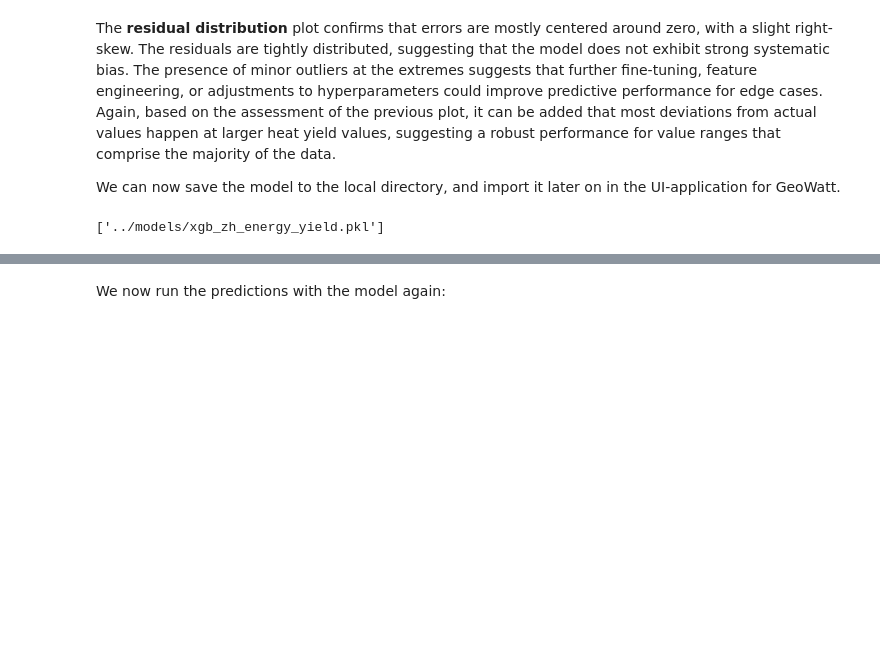
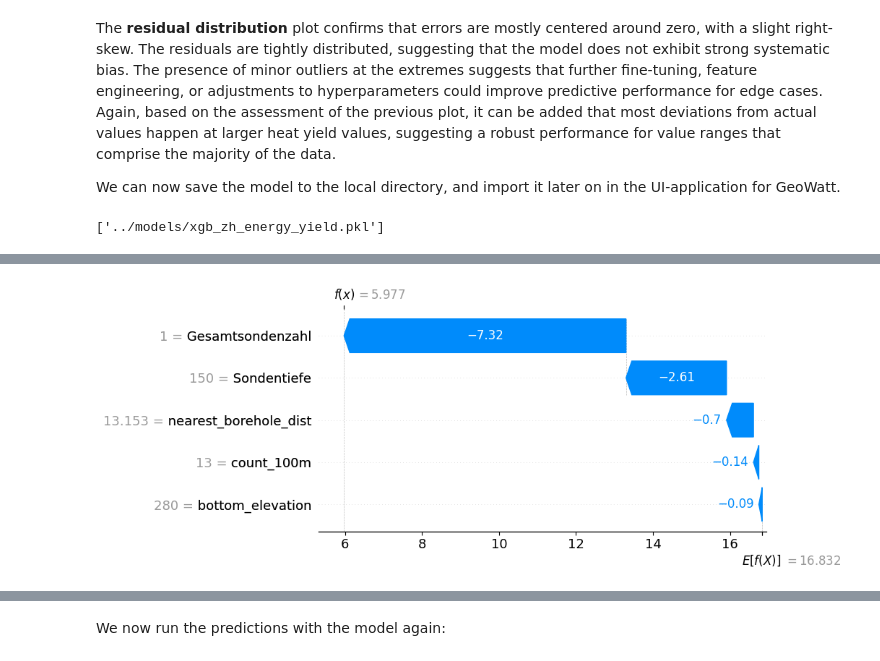
Before and after one commit to leinadher/GeoThesis, a Jupyter notebook: jupyter_notebooks/07_predictive_model.ipynb, the cells around one changed output, grey strips where cells are left out. Drawn from its saved outputs; the diff is of its cells as text; code cells hidden in the pictures; blank space fills up the shorter version.

```diff
--- a/jupyter_notebooks/07_predictive_model.ipynb
+++ b/jupyter_notebooks/07_predictive_model.ipynb
@@ -308,0 +378,14 @@ joblib.dump(best_xgb_model, "../models/xgb_zh_energy_yield.pkl")
+# %%
+# Sort errors and reset index
+worst_preds = errors_df.sort_values("AbsResidual", ascending=False).reset_index(drop=True)
+
+# Pick the worst prediction (biggest error)
+idx = 0  # because we reset index
+
+# Make a waterfall plot
+shap.plots.waterfall(shap_values[idx], show=False)  # show=False to control plotting
+
+plt.savefig('plots/07_06_shap_worst_prediction.png', dpi=300, bbox_inches='tight')
+plt.show()
+# %% [output]
+[figure, added]
```
Also changed, not shown: parts of 8 cells of this notebook, 3 other files.
